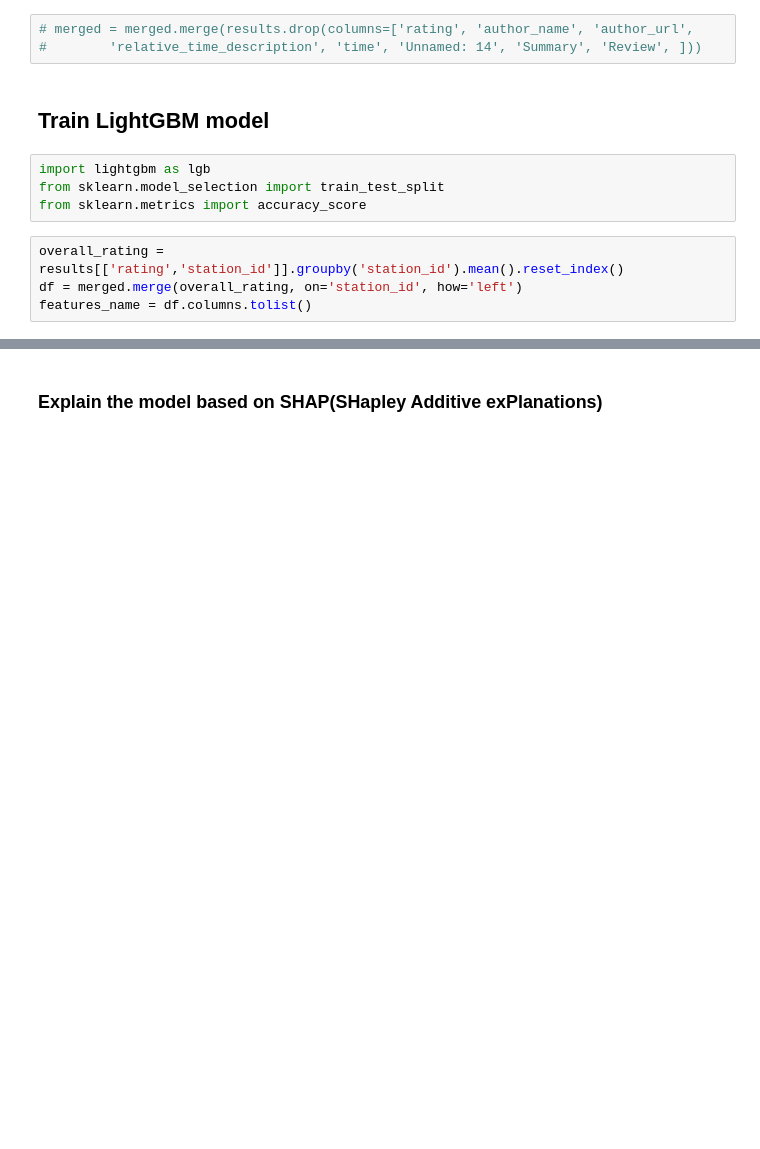
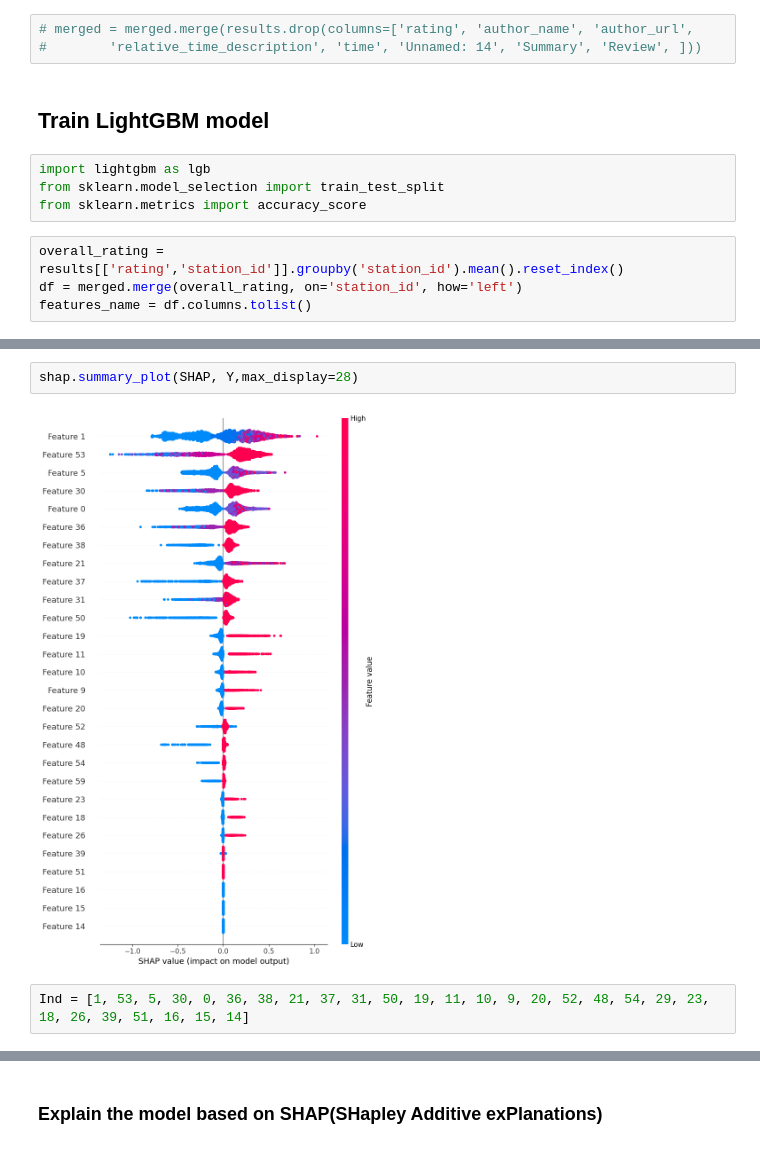
Before and after one commit to priest-yang/Electrifind, a Jupyter notebook: GPT_sentiment_analysis.ipynb, the cells around one changed output, grey strips where cells are left out. Cells and saved outputs as stored; diff of their text form; blank space fills up the shorter version.

```diff
--- a/GPT_sentiment_analysis.ipynb
+++ b/GPT_sentiment_analysis.ipynb
@@ -101,0 +268,6 @@ valid_data [('valid_0', 'l2', 0.5183788907968763, False)]
+# %%
+shap.summary_plot(SHAP, Y,max_display=28)
+# %% [output]
+[figure, added]
+# %%
+Ind = [1, 53, 5, 30, 0, 36, 38, 21, 37, 31, 50, 19, 11, 10, 9, 20, 52, 48, 54, 29, 23, 18, 26, 39, 51, 16, 15, 14]
```
Also changed, not shown: parts of 25 cells of this notebook, 2 other files.
